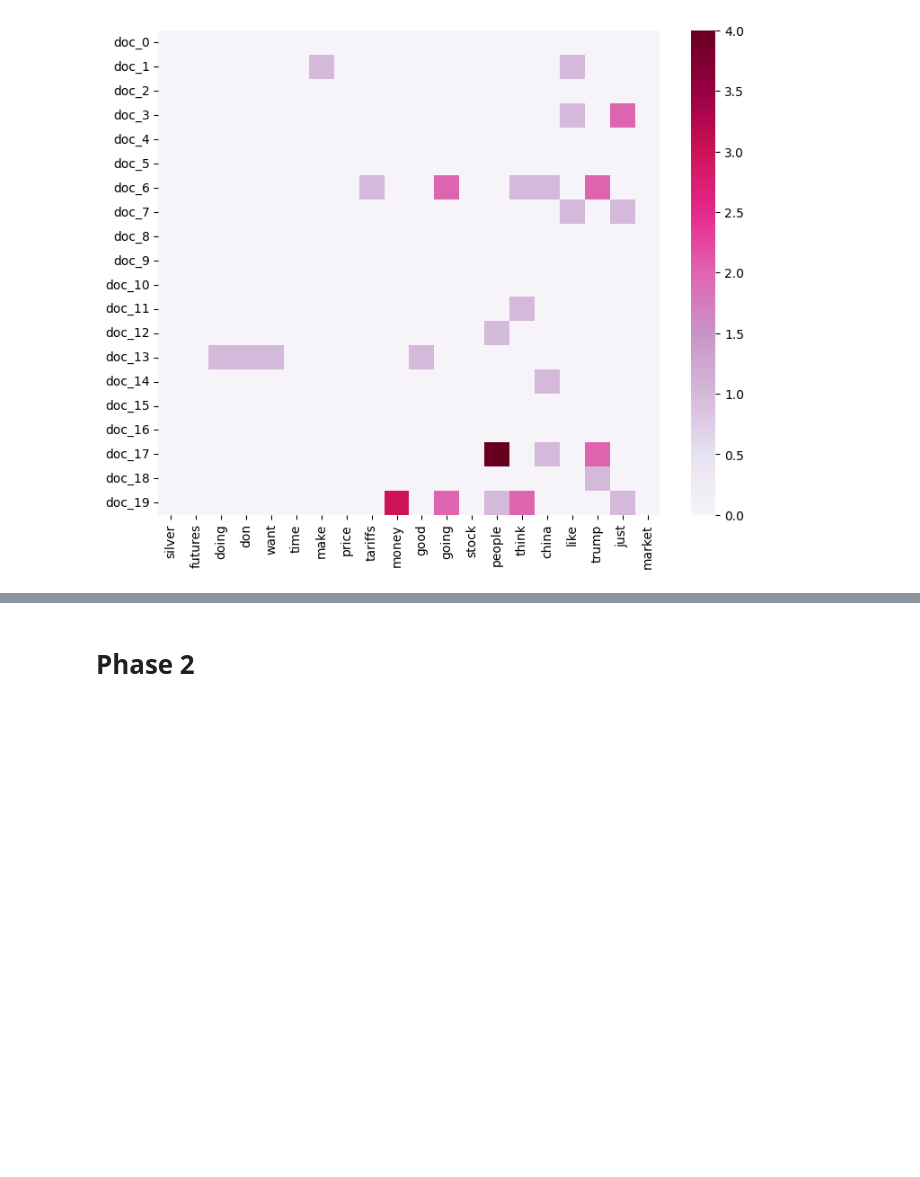
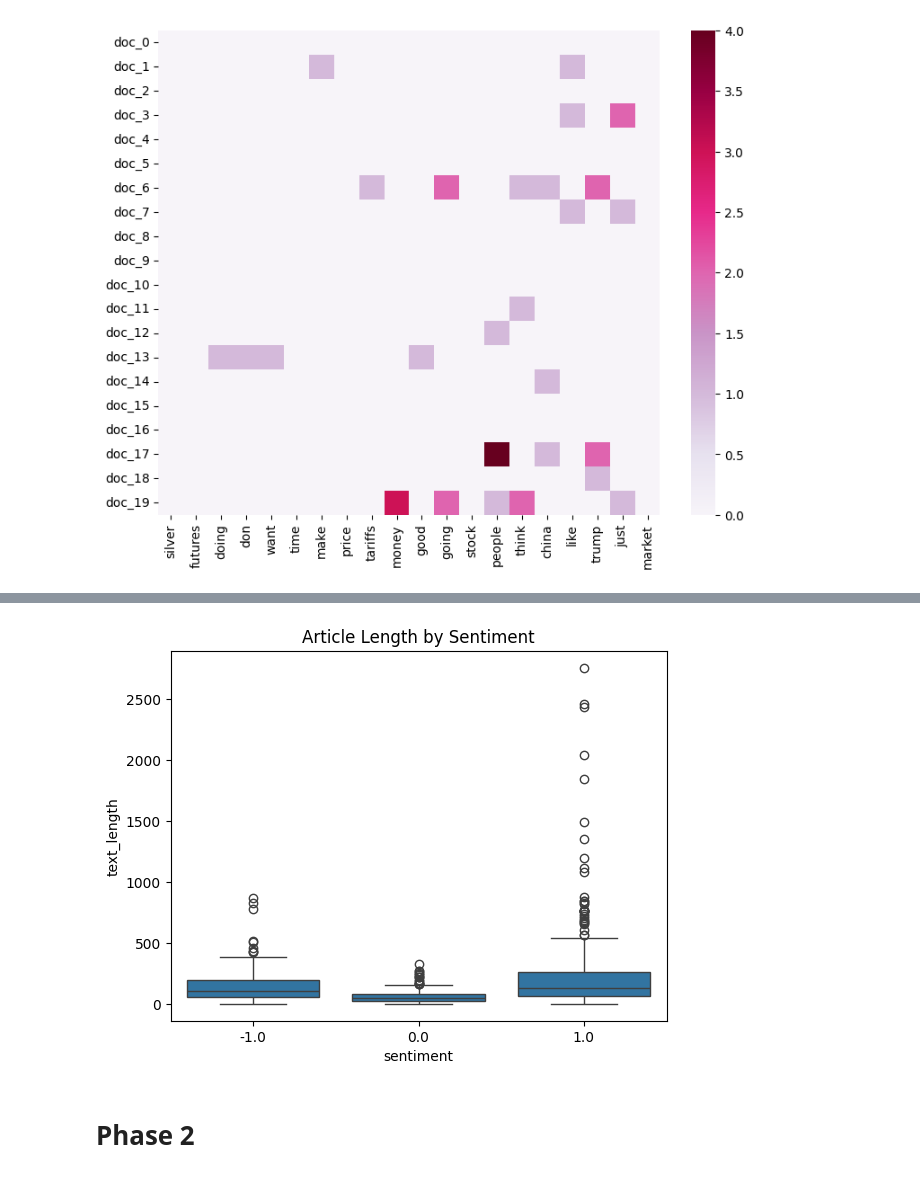
Before and after one commit to Newpage927/DM2025-Lab1-Exercise, a Jupyter notebook: DM2025-Lab1-Homework.ipynb, the cells around one changed output, grey strips where cells are left out. Saved outputs shown, nothing was run; the diff lists cells and outputs as text; code cells hidden in the pictures; blank space fills up the shorter version.

```diff
--- a/DM2025-Lab1-Homework.ipynb
+++ b/DM2025-Lab1-Homework.ipynb
@@ -269,3 +278,11 @@ fig.show()
+# %%
+df['text_length'] = df['text'].apply(len)
+sns.boxplot(x='sentiment', y='text_length', data=df)
+plt.title("Article Length by Sentiment")
+plt.show()
+# It shows that the positive content may have more text in it.
+# %% [output]
+[figure, added]
 # %% [markdown]
 # Phase 2
 # %%
```
Also changed, not shown: parts of 4 cells of this notebook, 1 other file.
